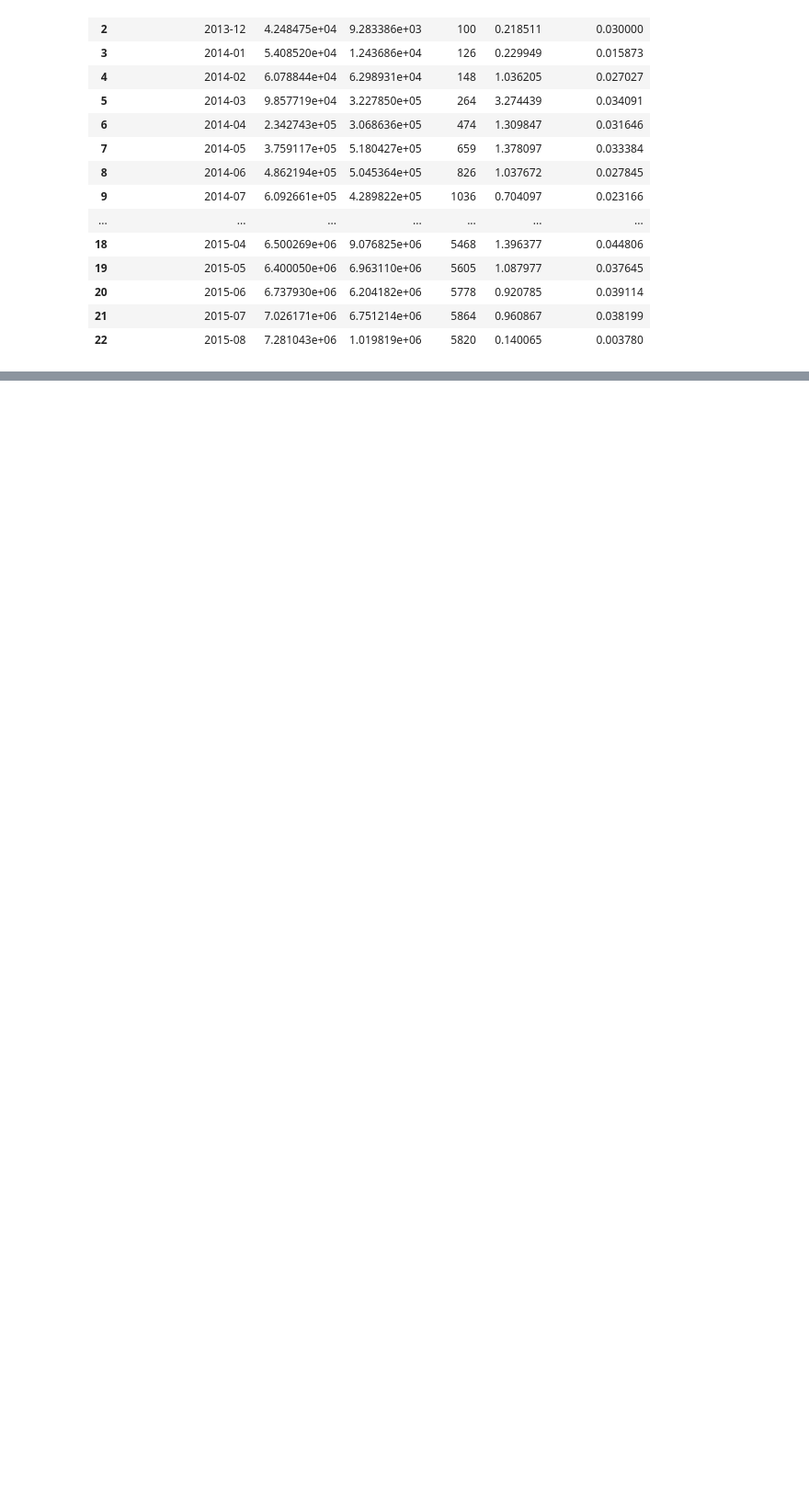
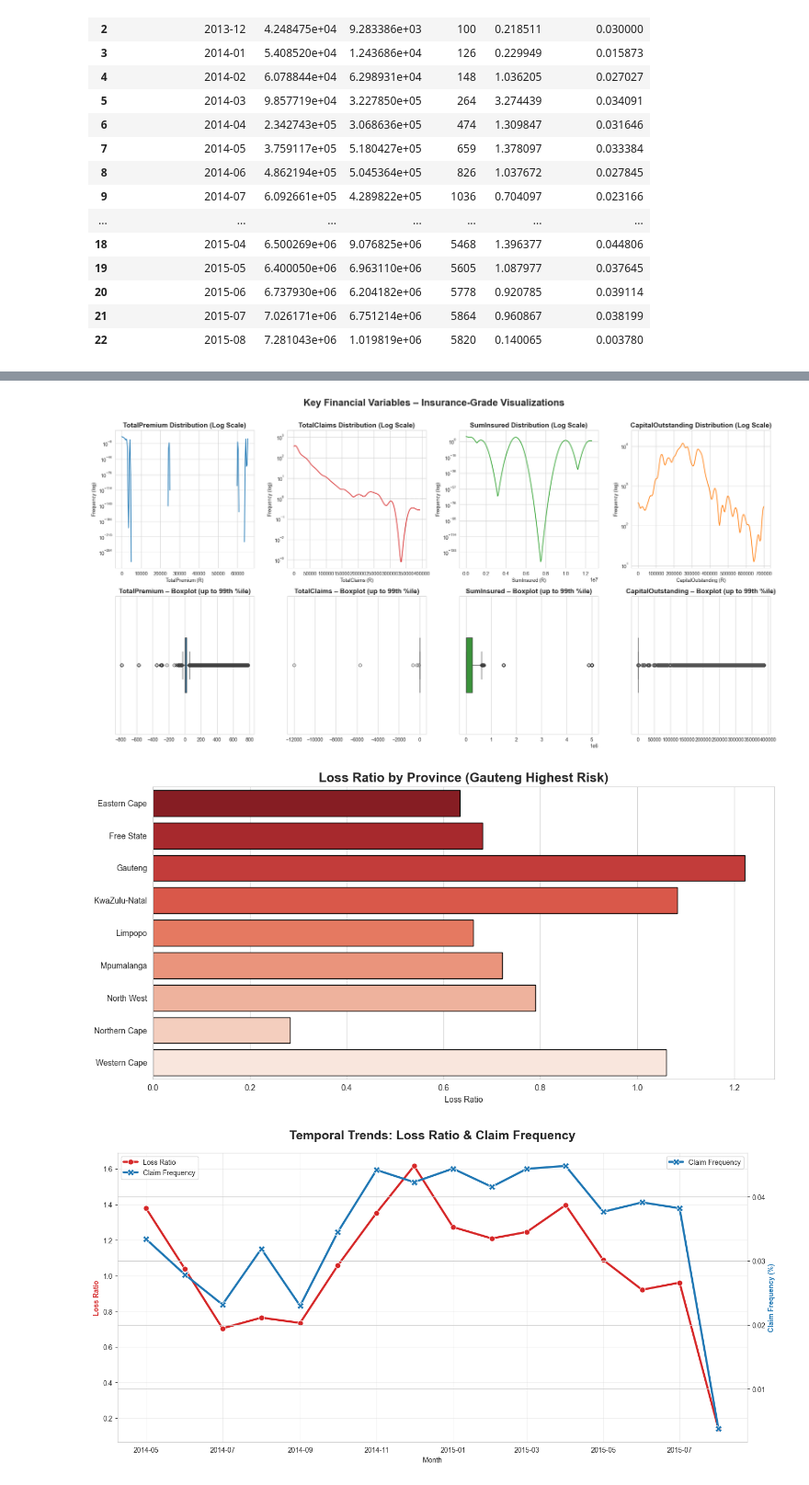
Before and after one commit to nathanaeldereje/ACIS-insurance-risk-analytics, a Jupyter notebook: notebooks/01_data_understanding_eda.ipynb, the cells around one changed output, grey strips where cells are left out. Shown at 92% size. Drawn from its saved outputs; the diff is of its cells as text; code cells hidden in the pictures; blank space fills up the shorter version.

```diff
--- a/notebooks/01_data_understanding_eda.ipynb
+++ b/notebooks/01_data_understanding_eda.ipynb
@@ -266,19 +177,0 @@ Passing `palette` without assigning `hue` is deprecated and will be removed in v
-# %%
-# -------------------------
-# 3. Temporal Trends: Monthly LossRatio and ClaimFrequency
-# -------------------------
-monthly['TransactionMonth_dt'] = monthly['TransactionYearMonth'].dt.to_timestamp()
-
-# 2. Plotting (using the newly created TransactionMonth_dt column)
-plt.figure(figsize=(12, 6))
-sns.lineplot(x='TransactionMonth_dt', y='LossRatio', data=monthly, marker='o', label='Loss Ratio')
-sns.lineplot(x='TransactionMonth_dt', y='ClaimFrequency', data=monthly, marker='x', label='Claim Frequency')
-
-plt.title('Monthly Loss Ratio & Claim Frequency Temporal Trend', fontsize=16)
-plt.xlabel('Date') # Change label to reflect the actual date/time data
-plt.ylabel('Value')
-plt.xticks(rotation=45)
-plt.legend()
-plt.grid(axis='y', linestyle='--')
-plt.tight_layout()
-plt.show()
@@ -439,0 +178,13 @@ Plots saved to: ../reports/figures
+# %%
+from scripts.visualizations import *
+
+plot_financial_distributions(df)
+plot_loss_ratio_by(df, 'Province', 1000, title='Loss Ratio by Province (Gauteng Highest Risk)')
+plot_monthly_trends(monthly)
+plot_top_risky_makes(makes)
+plot_correlation(df, ['TotalPremium','TotalClaims','SumInsured','CapitalOutstanding'])
+plot_log_transforms(df)
+# %% [output]
+[figure, added]
+[figure, added]
+[figure, added]
```
Also changed, not shown: parts of 13 cells of this notebook, 4 other files.
